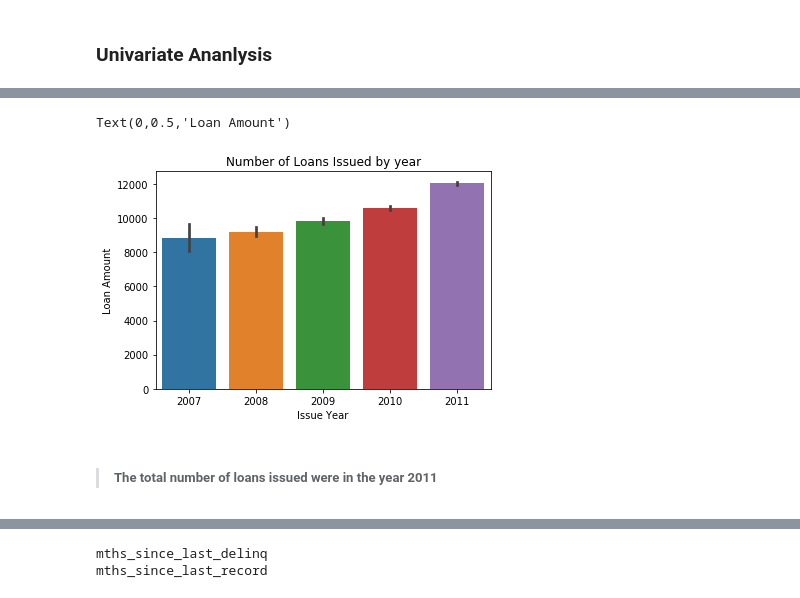
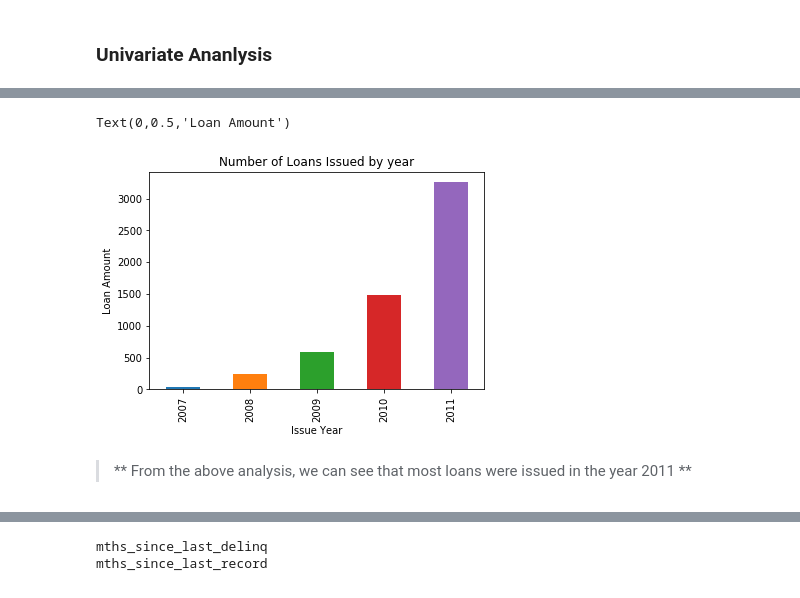
Before and after one commit to sheshanth123/Lending-Loan-Case-Study, a Jupyter notebook: Lending_club.ipynb, the cells around one changed output, grey strips where cells are left out. Drawn from its saved outputs; the diff is of its cells as text; code cells hidden in the pictures.

Commit message:
Completed Univariate analysis

```diff
--- a/Lending_club.ipynb
+++ b/Lending_club.ipynb
@@ -97,0 +93,7 @@ memory usage: 17.3+ MB
+# %%
+#drop the columns mentioned above
+loan_df.drop(columns=['out_prncp', 'out_prncp_inv', 'total_pymnt', 'total_pymnt_inv', 'total_rec_prncp', 'total_rec_int',
+                      'total_rec_late_fee', 'recoveries', 'collection_recovery_fee', 'last_pymnt_d', 'last_pymnt_amnt', 'next_pymnt_d',
+                      'last_credit_pull_d', 'collections_12_mths_ex_med', 'policy_code', 'application_type',
+                      'initial_list_status', 'id', 'url', 'desc', 'emp_title', 'title'],
+            inplace=True)
@@ -128,14 +138 @@ loan_df.drop(columns='pymnt_plan', inplace=True)
-# %%
-# Drop irrelavant columns such as id, desc, url, title
-# id = A unique LC assigned ID for the loan listing.
-# desc = Loan description provided by the borrower
-# url = URL for the LC page with listing data.
-
-loan_df.drop(columns=['id', 'url', 'desc'], inplace=True)
-# %%
-# we will drop emp_title
-loan_df.drop(columns='emp_title', inplace=True)
-# %%
-# We will drop the title
-loan_df.drop(columns='title', inplace=True)
 # %%
@@ -184,10 +149,10 @@ Name: loan_issue_year, Length: 39717, dtype: int64
 # %%
-sns.barplot(x='loan_issue_year', y='loan_amnt', data=loan_df)
+loan_df.groupby(by='loan_issue_year').size().plot(kind='bar')
 plt.title("Number of Loans Issued by year")
 plt.xlabel("Issue Year")
 plt.ylabel("Loan Amount")
 # %% [output]
 Text(0,0.5,'Loan Amount')
-[figure, old version]
+[figure, new version]
 # %% [markdown]
-> ##### The total number of loans issued were in the year 2011
+> ** From the above analysis, we can see that most loans were issued in the year 2011 **
```
Also changed, not shown: parts of 62 cells of this notebook.
